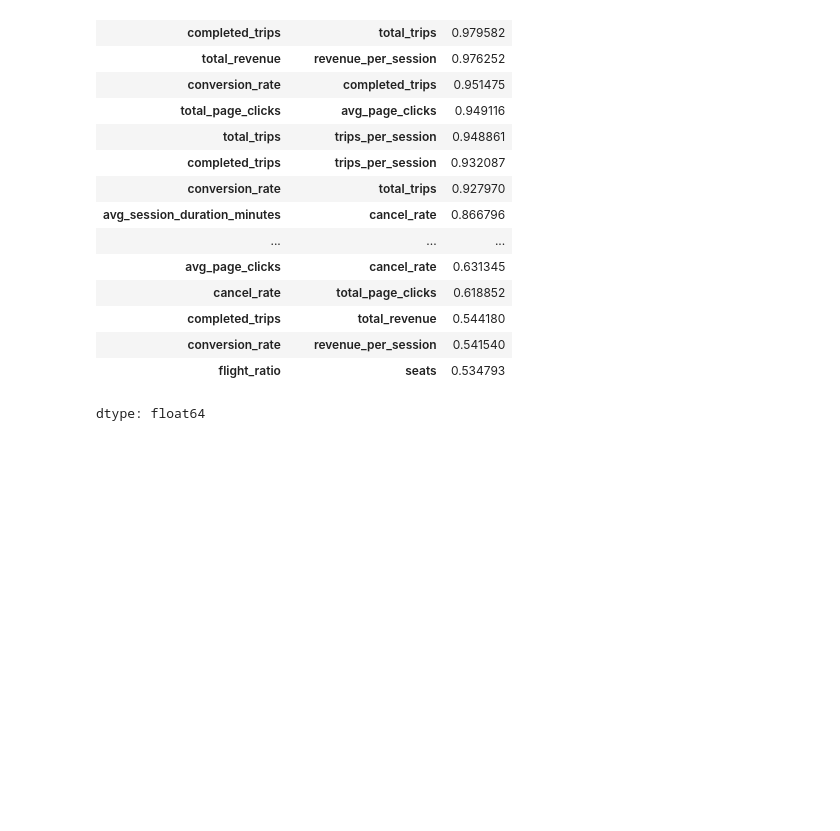
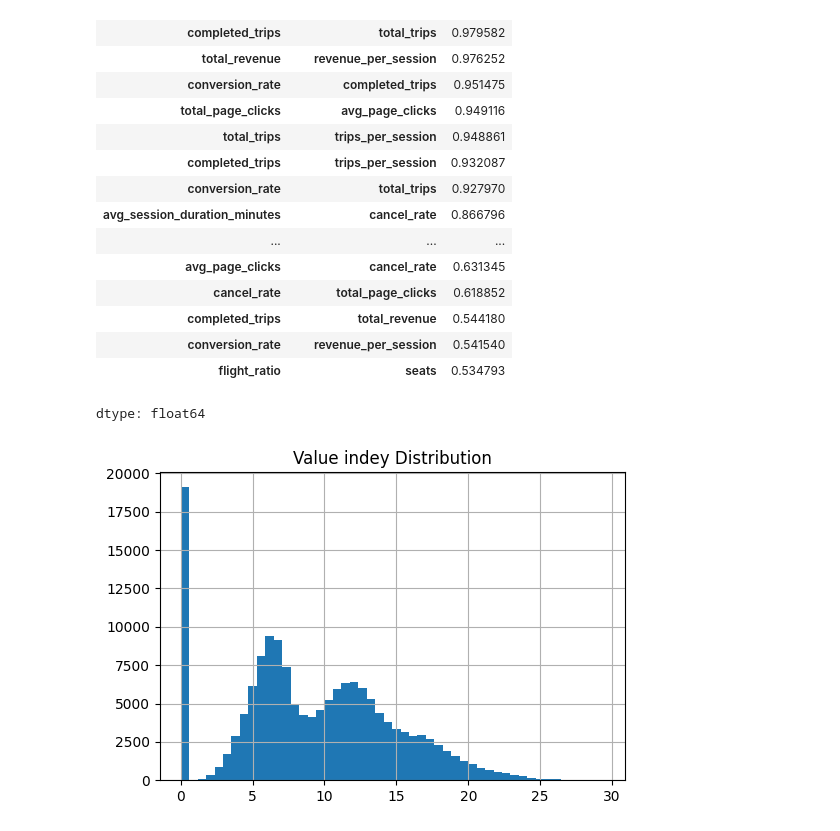
Before and after one commit to adrianmrizo/Client-Segmentation-Analysis, a Jupyter notebook: Adrian_Travel_Tide_Mastery_Project.ipynb, the cells around one changed output. Drawn from its saved outputs; the diff is of its cells as text; code cells hidden in the pictures; blank space fills up the shorter version.

```diff
--- a/Adrian_Travel_Tide_Mastery_Project.ipynb
+++ b/Adrian_Travel_Tide_Mastery_Project.ipynb
@@ -1071,3 +1077,12 @@ df_prep['consistency_index'] = (
     np.log1p(df_prep['account_age_days']) *
     (1 - df_corr['cancel_rate'])
 )
+# %%
+# now I validate the indices, with a distribution visualzation
+
+plt.figure(figsize=(6,4))
+df_prep['value_index'].hist(bins=50)
+plt.title("Value indey Distribution")
+plt.show()
+# %% [output]
+[figure, added]
```
Also changed, not shown: parts of 20 cells of this notebook.
